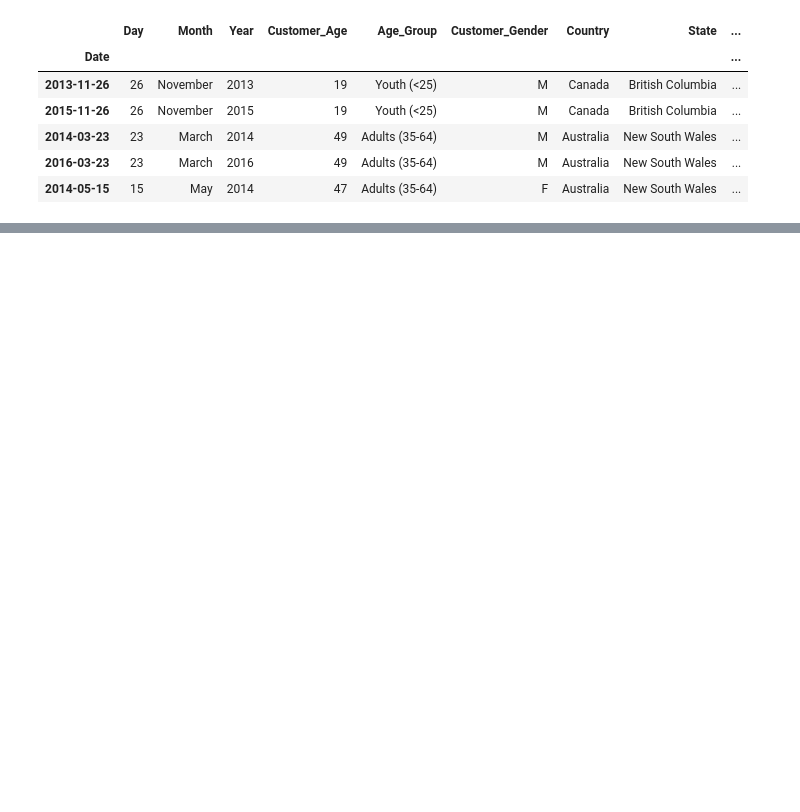
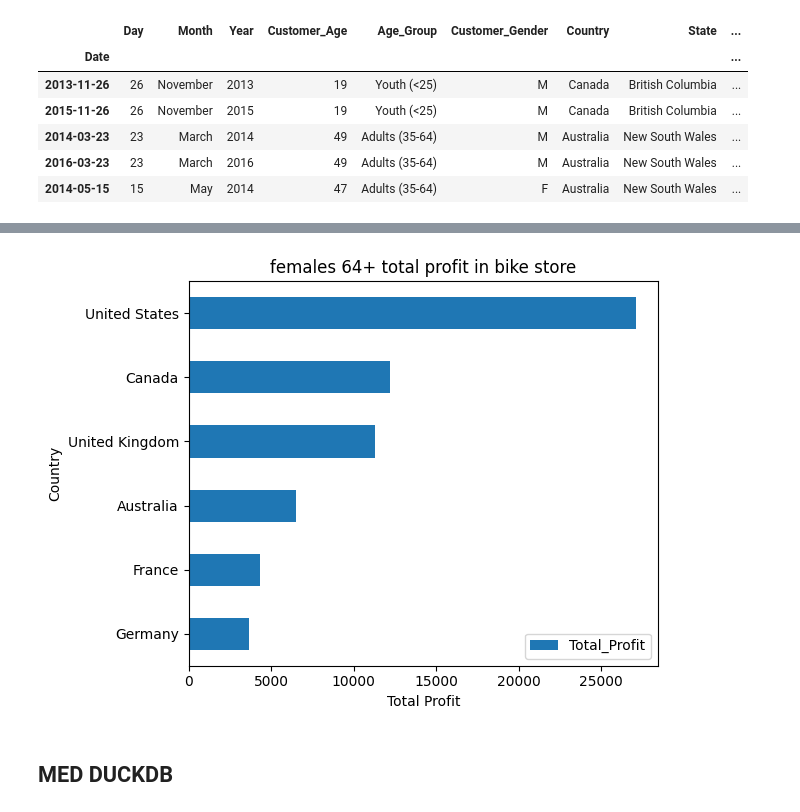
Before and after one commit to Natali-Dev/ai_engineering_natali_harju, a Jupyter notebook: code-alongs/a1_repetition/bike_sales_eda.ipynb, the cells around one changed output, grey strips where cells are left out. Drawn from its saved outputs; the diff is of its cells as text; code cells hidden in the pictures; blank space fills up the shorter version.

```diff
--- a/code-alongs/a1_repetition/bike_sales_eda.ipynb
+++ b/code-alongs/a1_repetition/bike_sales_eda.ipynb
@@ -31,0 +57,4 @@ df.loc["2013"]
+# %%
+# Måste sorteras om den ska slicas på datum
+df.sort_index(inplace=True) #muterar DF som finns, så ändringen behålls utan att spara i en ny variabel
+df.loc["2013-01-01": "2013-01-02"].head()
@@ -31,0 +80,22 @@ df.loc["2013"]
+# %%
+# Profit per age group
+# ordningen på raderna ändras varje gång man körs pga - den plockar fram det som är mest effektivt (snabbaste sättet att få ut datan)
+# Groupa på det du INTE aggregerar!
+# Vid aggregering måste du ta HAVING, where fungerar inte
+import duckdb
+df_small_groups = duckdb.query(
+    """
+    SELECT
+    age_group,
+    country,
+    customer_gender,
+    sum(profit) as Total_Profit,
+    count(*) as Number_Rows
+    FROM df
+    group by age_group, Country, customer_gender
+    having Number_Rows < 1000
+    order by Total_Profit desc
+
+    """
+).df()
+df_small_groups
@@ -31,0 +120,3 @@ df.loc["2013"]
+# %%
+df_senior_female = df_small_groups.query("Age_Group == 'Seniors (64+)' and Customer_Gender == 'F'")
+df_senior_female
@@ -31,0 +131,16 @@ df.loc["2013"]
+# %%
+# import matplotlib.pyplot as plt
+
+# ax, bar = plt.Subplot(1)
+#Vi kan plotta såhär för att pandas har byggt denna rapper av matplotlib! utan kind=bar blir lineplot
+#barh = flippad barplot
+ax = df_senior_female.plot(kind="barh", x="Country", y="Total_Profit")
+ax.set(title="females 64+ total profit in bike store", ylabel="Country", xlabel="Total Profit")
+ax.invert_yaxis() #BLIR snyggare
+fig = ax.get_figure()
+fig.tight_layout()
+fig.savefig("Profit per country in females 64+.png", dpi=200)
+# %% [output]
+[figure, added]
+# %% [markdown]
+## MED DUCKDB
```
Also changed, not shown: parts of 19 cells of this notebook, 6 other files.
